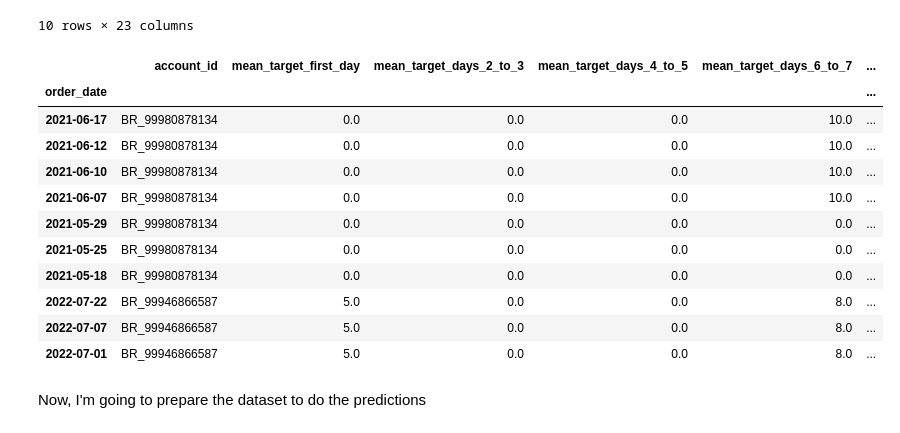
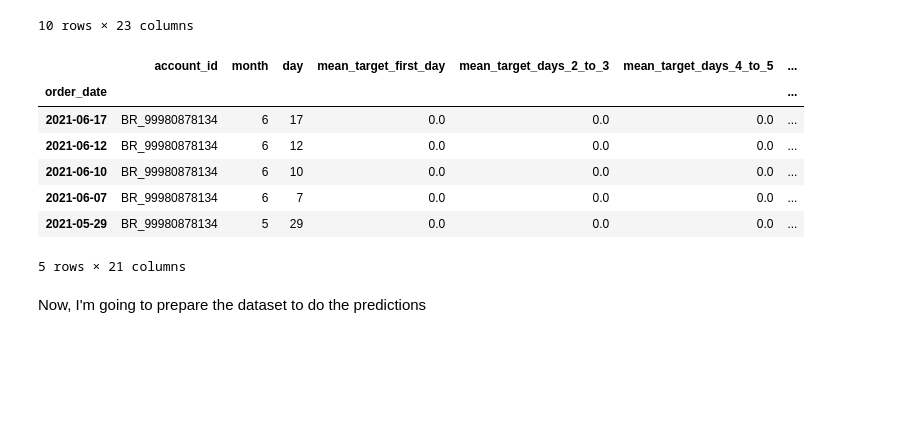
Before and after one commit to AlineFbt/BEES, a Jupyter notebook: BESS_modelagem_trad.ipynb, the cells around one changed output. Saved outputs shown, nothing was run; the diff lists cells and outputs as text; code cells hidden in the pictures; blank space fills up the shorter version.

```diff
--- a/BESS_modelagem_trad.ipynb
+++ b/BESS_modelagem_trad.ipynb
@@ -24,9 +24,9 @@ import numpy as np
 # %% [markdown]
 ## Load the Data
 # %%
-df_train = pd.read_parquet('/content/historical_orders.parquet')
-df_reality = pd.read_parquet('/content/august_with_missing_order_days.parquet')
-df_forecast = pd.read_parquet('/content/august_total_sales.parquet')
+df_train = pd.read_parquet('./data/silver/historical_orders.parquet')
+df_reality = pd.read_parquet('./data/silver/august_with_missing_order_days.parquet')
+df_forecast = pd.read_parquet('./data/silver/august_total_sales.parquet')
 # %% [markdown]
 ## Data Description
 # %%
@@ -531,22 +496,18 @@ df.head(10)
 10 rows × 23 columns
 # %%
 # creating a new dataframe by df with just the first occurence (novice date) of account_id and order_date
-df_new = df.drop_duplicates(subset=['account_id'], keep='first')
-df_new = df.drop(columns=['target', 'year', 'month', 'day'], axis = 1)
-df_new.head(10)
+df_new = df.drop_duplicates(subset=['account_id', 'day', 'month' ], keep='first')
+df_new = df.drop(columns=['target', 'year'], axis = 1) #'month', 'day'
+df_new.head()
 # %% [output]
-|  | account_id | mean_target_first_day | mean_target_days_2_to_3 | mean_target_days_4_to_5 | mean_target_days_6_to_7 | ... |
-| order_date |  |  |  |  |  | ... |
-| 2021-06-17 | BR_99980878134 | 0.0 | 0.0 | 0.0 | 10.0 | ... |
-| 2021-06-12 | BR_99980878134 | 0.0 | 0.0 | 0.0 | 10.0 | ... |
-| 2021-06-10 | BR_99980878134 | 0.0 | 0.0 | 0.0 | 10.0 | ... |
-| 2021-06-07 | BR_99980878134 | 0.0 | 0.0 | 0.0 | 10.0 | ... |
-| 2021-05-29 | BR_99980878134 | 0.0 | 0.0 | 0.0 | 0.0 | ... |
-| 2021-05-25 | BR_99980878134 | 0.0 | 0.0 | 0.0 | 0.0 | ... |
-| 2021-05-18 | BR_99980878134 | 0.0 | 0.0 | 0.0 | 0.0 | ... |
-| 2022-07-22 | BR_99946866587 | 5.0 | 0.0 | 0.0 | 8.0 | ... |
-| 2022-07-07 | BR_99946866587 | 5.0 | 0.0 | 0.0 | 8.0 | ... |
-| 2022-07-01 | BR_99946866587 | 5.0 | 0.0 | 0.0 | 8.0 | ... |
+|  | account_id | month | day | mean_target_first_day | mean_target_days_2_to_3 | mean_target_days_4_to_5 | ... |
+| order_date |  |  |  |  |  |  | ... |
+| 2021-06-17 | BR_99980878134 | 6 | 17 | 0.0 | 0.0 | 0.0 | ... |
+| 2021-06-12 | BR_99980878134 | 6 | 12 | 0.0 | 0.0 | 0.0 | ... |
+| 2021-06-10 | BR_99980878134 | 6 | 10 | 0.0 | 0.0 | 0.0 | ... |
+| 2021-06-07 | BR_99980878134 | 6 | 7 | 0.0 | 0.0 | 0.0 | ... |
+| 2021-05-29 | BR_99980878134 | 5 | 29 | 0.0 | 0.0 | 0.0 | ... |
+5 rows × 21 columns
 # %% [markdown]
 Now, I'm going to prepare the dataset to do the predictions
 # %%
```
Also changed, not shown: parts of 18 cells of this notebook.
